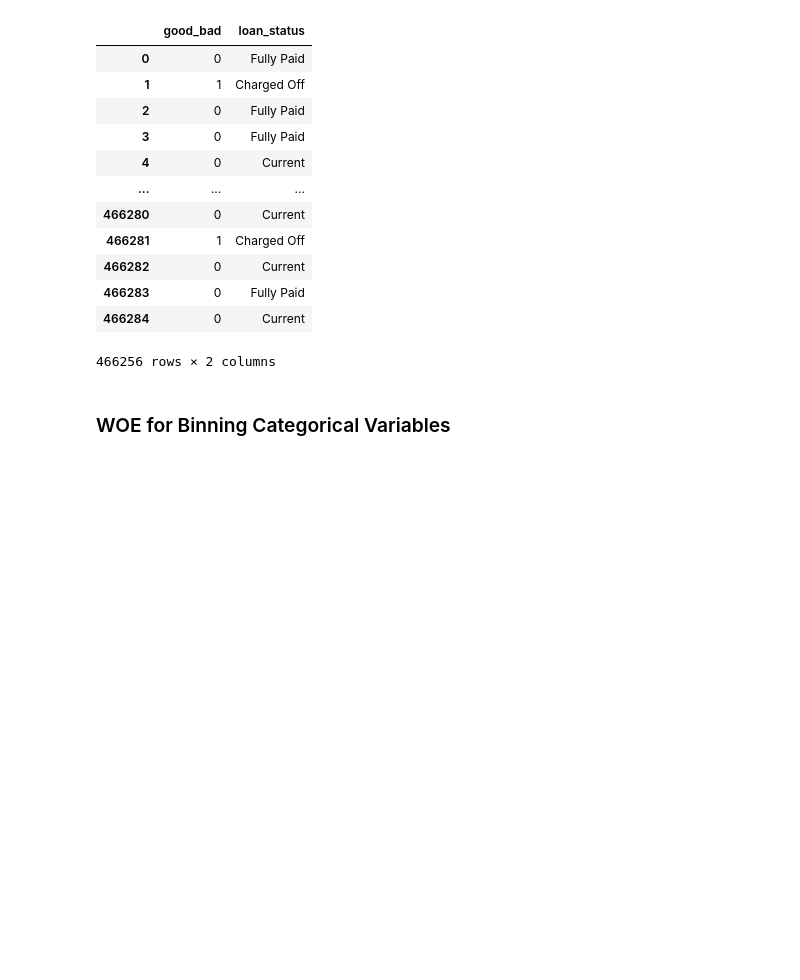
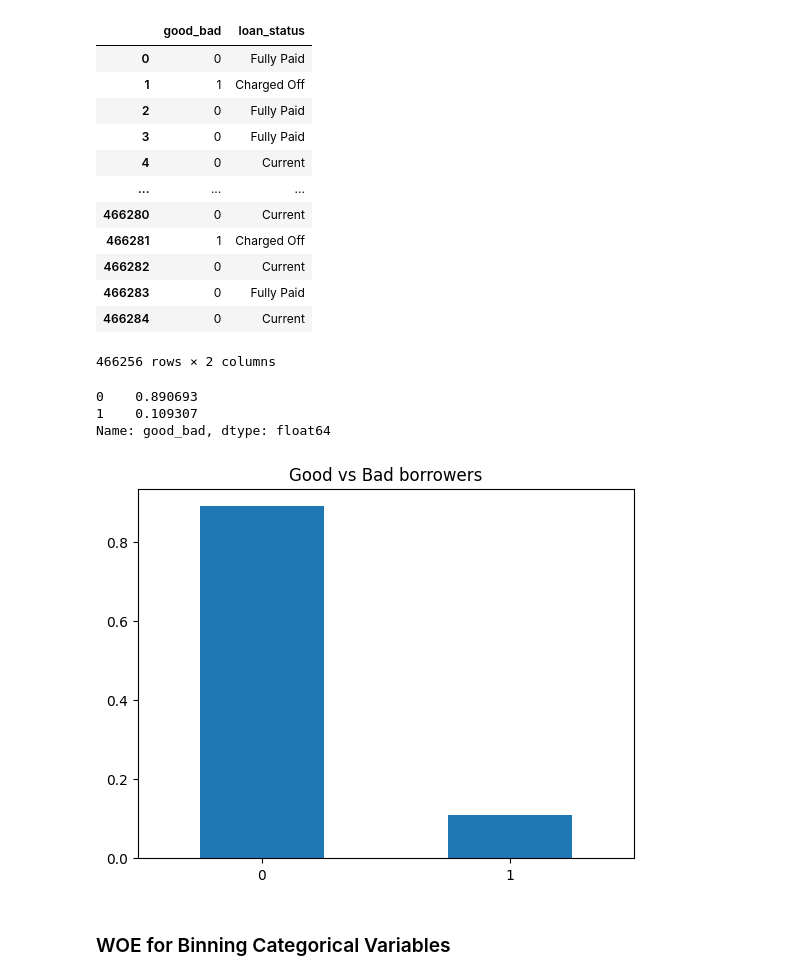
Before and after one commit to chingjie98/Retail-A-Score-credit-risk-model, a Jupyter notebook: Credit Risk Model.ipynb, the cells around one changed output. Drawn from its saved outputs; the diff is of its cells as text; code cells hidden in the pictures; blank space fills up the shorter version.

```diff
--- a/Credit Risk Model.ipynb
+++ b/Credit Risk Model.ipynb
@@ -131,6 +131,16 @@ df[['good_bad', 'loan_status']]
 | 466283 | 0 | Fully Paid |
 | 466284 | 0 | Current |
 466256 rows × 2 columns
+# %%
+results = df['good_bad'].value_counts() / len(df['good_bad'])
+
+results.plot.bar(rot=0, title="Good vs Bad borrowers");
+print(results)    #highly imbalanced
+# %% [output]
+0    0.890693
+1    0.109307
+Name: good_bad, dtype: float64
+[figure, added]
 # %%
 df.columns = df.columns.str.replace(" ", "")
 # %% [markdown]
```
Also changed, not shown: parts of 24 cells of this notebook.
